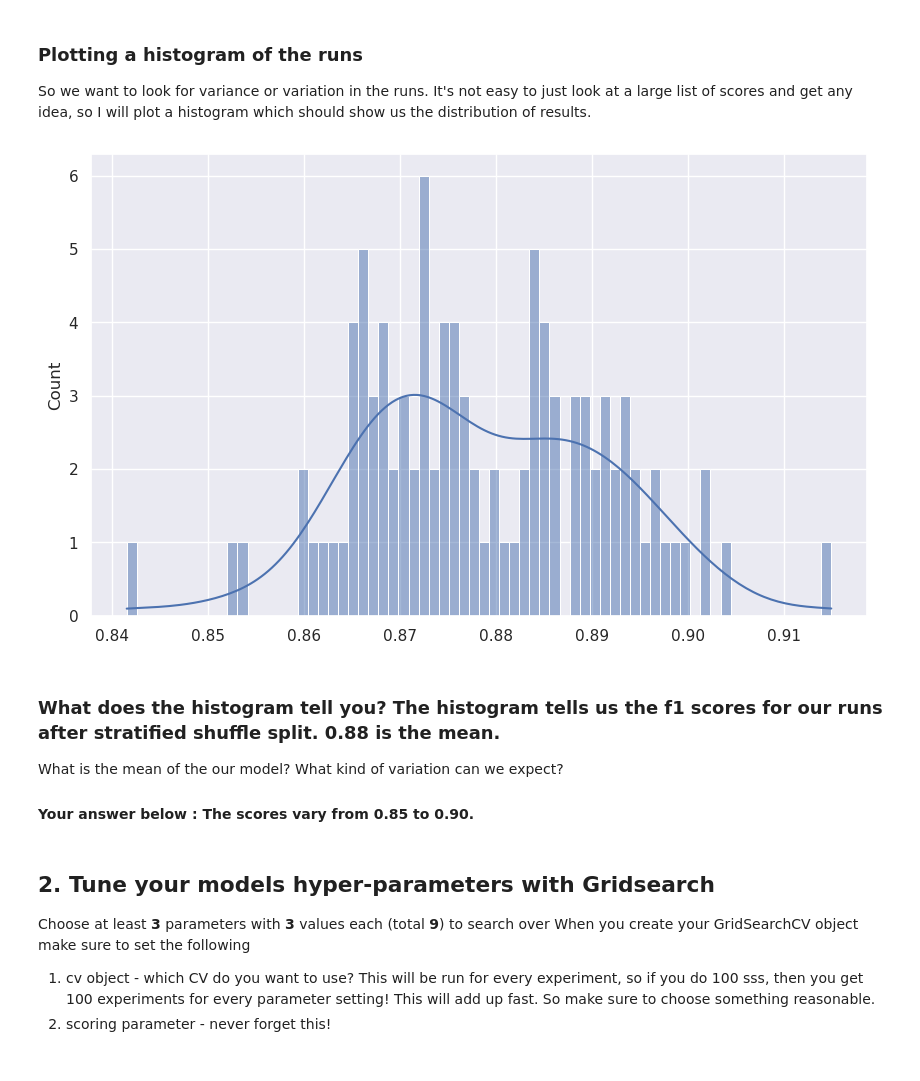
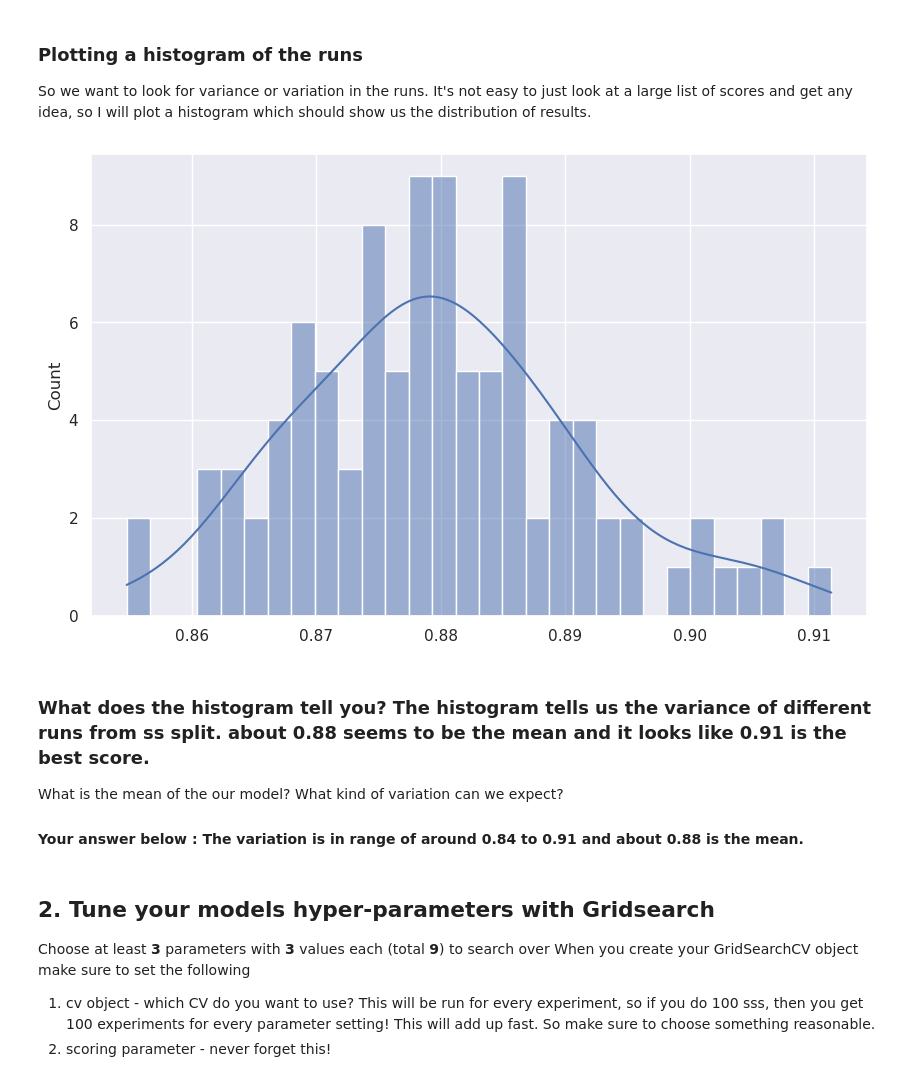
Before and after one commit to KyleSDeveloper/data-science-machine-learning-main, a Jupyter notebook: notebooks/07_Decision_Trees_Cross_Validation.ipynb, the cells around one changed output. Cells and saved outputs as stored; diff of their text form; code cells hidden in the pictures.

```diff
--- a/notebooks/07_Decision_Trees_Cross_Validation.ipynb
+++ b/notebooks/07_Decision_Trees_Cross_Validation.ipynb
@@ -154,15 +154,15 @@ scores_ss.mean()
 So we want to look for variance or variation in the runs. It's not easy to just look at a large list of scores and get any idea, so I will plot a histogram which should show us the distribution of results.
 # %%
 plt.figure(figsize=(10,6))
-sns.histplot(scores_ss, kde=True, bins=70);  # go ahead and try different bins
+sns.histplot(scores_ss, kde=True, bins=30);  # go ahead and try different bins
 # %% [output]
-[figure, old version]
+[figure, new version]
 # %% [markdown]
-### What does the histogram tell you? The histogram tells us the f1 scores for our runs after stratified shuffle split. 0.88 is the mean.
+### What does the histogram tell you? The histogram tells us the variance of different runs from ss split. about 0.88 seems to be the mean and it looks like 0.91 is the best score.
 
 What is the mean of the our model? What kind of variation can we expect?
 
-#### Your answer below : The scores vary from 0.85 to 0.90.
+#### Your answer below : The variation is in range of around 0.84 to 0.91 and about 0.88 is the mean.
 # %% [markdown]
 ## 2. Tune your models hyper-parameters with Gridsearch
 
```
Also changed, not shown: parts of 20 cells of this notebook.
